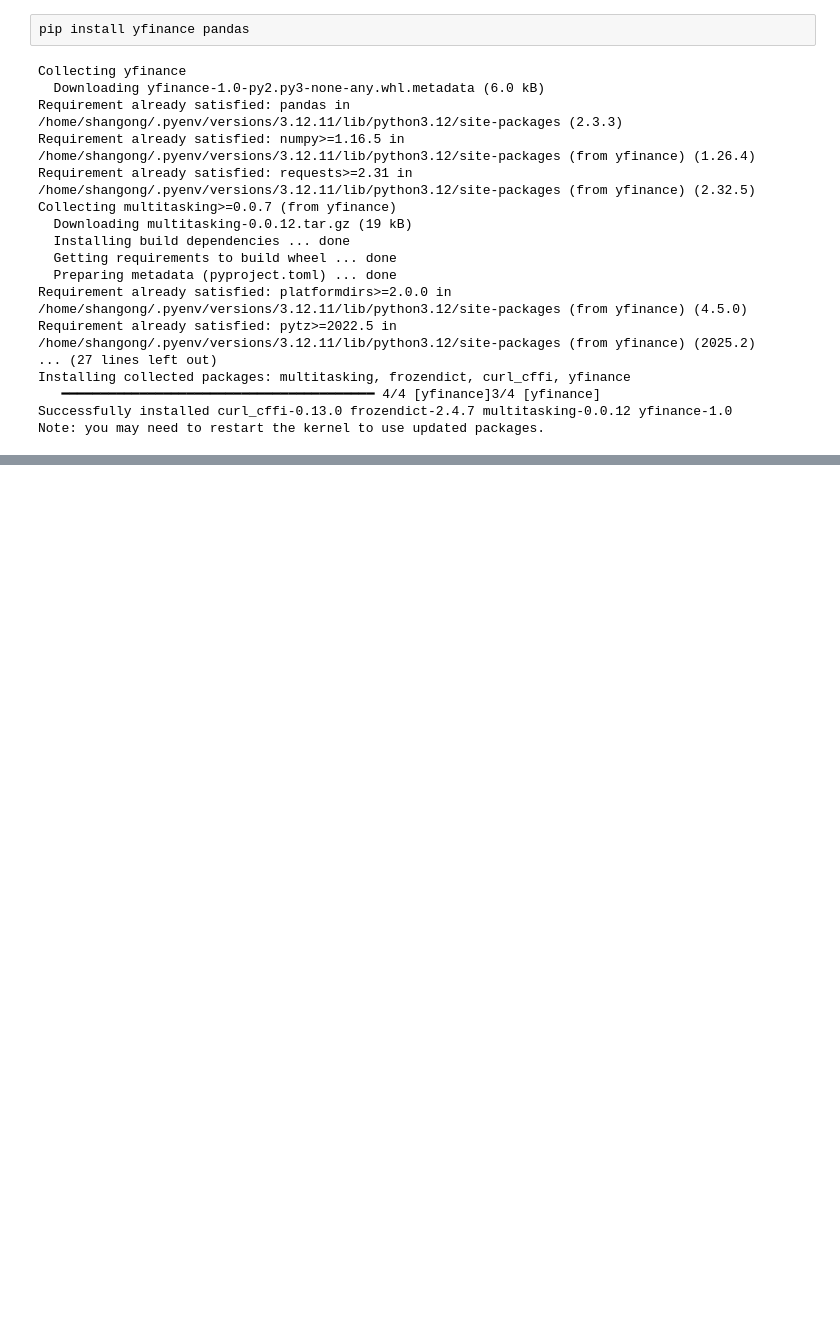
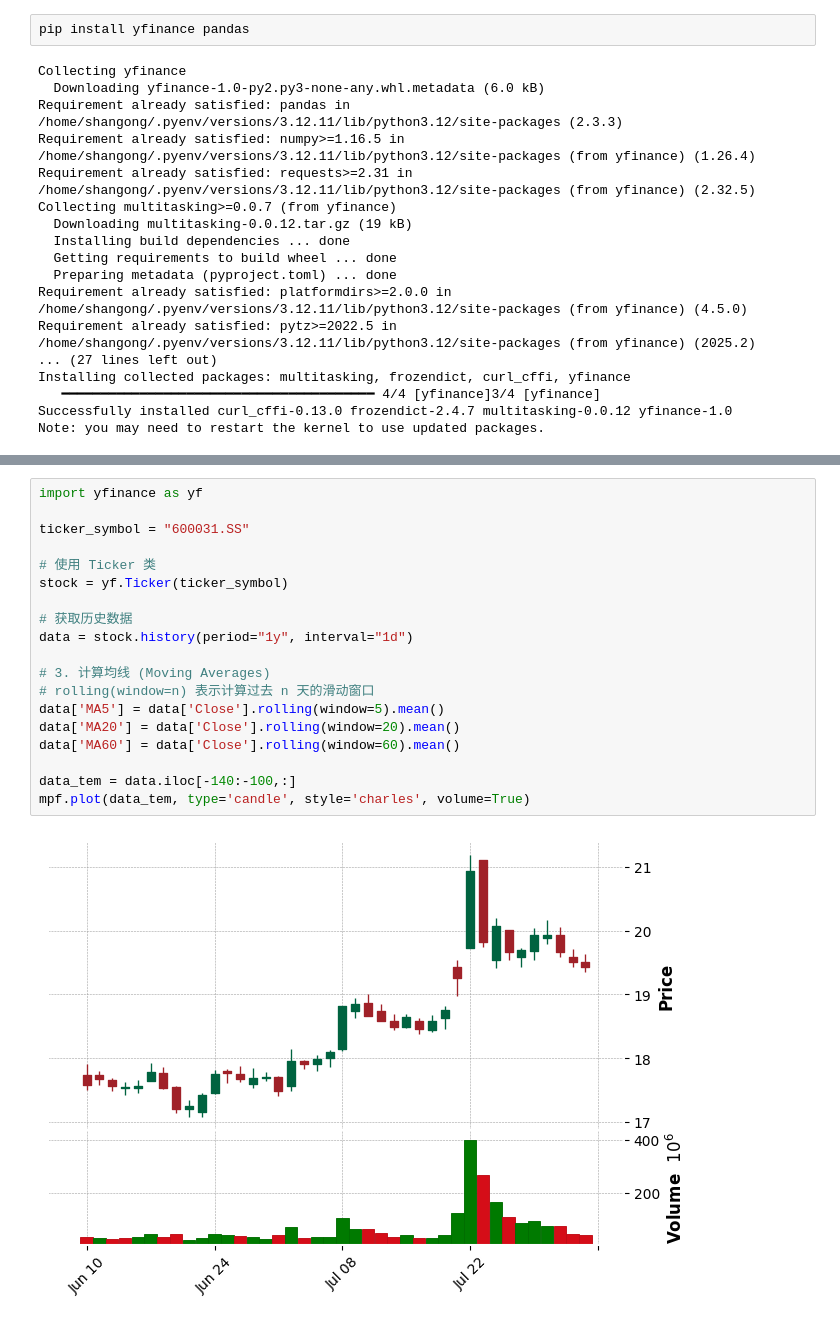
Before and after one commit to msdnqqy/stock_v2510, a Jupyter notebook: src/bottom_reversal_breakout/image_preprocess.ipynb, the cells around one changed output, grey strips where cells are left out. Cells and saved outputs as stored; diff of their text form; blank space fills up the shorter version.

```diff
--- a/src/bottom_reversal_breakout/image_preprocess.ipynb
+++ b/src/bottom_reversal_breakout/image_preprocess.ipynb
@@ -187,0 +269,21 @@ Date
+# %%
+import yfinance as yf
+
+ticker_symbol = "600031.SS"
+
+# 使用 Ticker 类
+stock = yf.Ticker(ticker_symbol)
+
+# 获取历史数据
+data = stock.history(period="1y", interval="1d")
+
+# 3. 计算均线 (Moving Averages)
+# rolling(window=n) 表示计算过去 n 天的滑动窗口
+data['MA5'] = data['Close'].rolling(window=5).mean()
+data['MA20'] = data['Close'].rolling(window=20).mean()
+data['MA60'] = data['Close'].rolling(window=60).mean()
+
+data_tem = data.iloc[-140:-100,:]
+mpf.plot(data_tem, type='candle', style='charles', volume=True)
+# %% [output]
+[figure, added]
```
Also changed, not shown: parts of 13 cells of this notebook, 7 other files.
